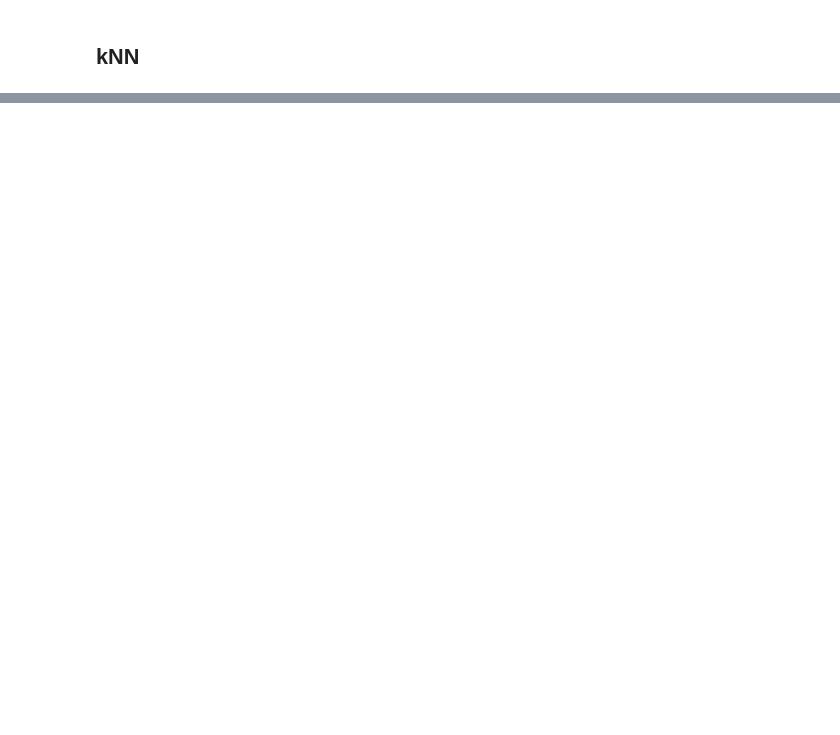
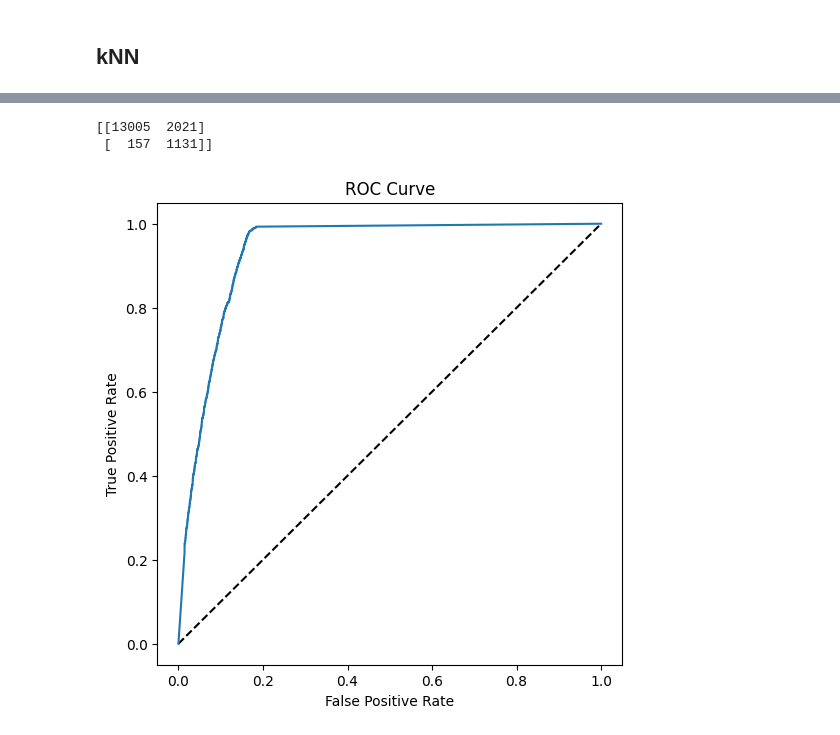
Before and after one commit to Chixablox/ML, a Jupyter notebook: notebooks/Lab4_Class.ipynb, the cells around one changed output, grey strips where cells are left out. Drawn from its saved outputs; the diff is of its cells as text; code cells hidden in the pictures; blank space fills up the shorter version.

```diff
--- a/notebooks/Lab4_Class.ipynb
+++ b/notebooks/Lab4_Class.ipynb
@@ -459,4 +471 @@ model_SVC_poly.fit(X_train, y_train)
-# %%
-model_SGD=SGDClassifier(loss='log_loss')
-model_SGD.fit(X_train, y_train)
 # %%
@@ -546,8 +517,8 @@ print(auc)
 # %%
 from sklearn.neighbors import KNeighborsClassifier
 # %%
-knn10 = KNeighborsClassifier(n_neighbors=10)
-knn100 = KNeighborsClassifier(n_neighbors=100)
-knn1000 = KNeighborsClassifier(n_neighbors=1000)
-knn10000 = KNeighborsClassifier(n_neighbors=10000)
+param_grid = {
+    "n_neighbors": [3, 5, 7, 11, 13, 15, 20, 25, 35, 47, 50, 55, 75, 83, 90, 95, 100, 110, 115, 120, 125],
+    "p": [1, 2],
+}
 # %%
@@ -558,5 +533,6 @@ knn10000.fit(X_train, y_train)
 # %%
-knn10_pred = knn10.predict(X_test)
-knn100_pred = knn100.predict(X_test)
-knn1000_pred = knn1000.predict(X_test)
-knn10000_pred = knn10000.predict(X_test)
+knn = KNeighborsClassifier(n_neighbors=best_neighbors, metric='minkowski', p=best_p, weights="distance")
+knn.fit(X_train, y_train)
+knn_pred = knn.predict(X_test)
+
+print(classification_report(y_test, knn_pred))
@@ -563,3 +548,6 @@ knn10000_pred = knn10000.predict(X_test)
 # %%
-cm = confusion_matrix(y_test, knn10_pred)
+cm = confusion_matrix(y_test, knn_pred)
 print(cm)
+# %% [output]
+[[13005  2021]
+ [  157  1131]]
@@ -568,20 +554,22 @@ print(classification_report(y_test, knn10_pred))
 # %%
 %matplotlib inline
 
-y_scores = knn10.predict_proba(X_test)
+y_scores = knn.predict_proba(X_test)
 # Вычислить ROC кривую
 fpr, tpr, thresholds = roc_curve(y_test, y_scores[:,1])
 
 # Построить ROC кривую
 fig = plt.figure(figsize=(6, 6))
 # Постройте диагональную линию 50%
 plt.plot([0, 1], [0, 1], 'k--')
 # Построить FPR and TPR, которые достигаются нашей моделью
 plt.plot(fpr, tpr)
 plt.xlabel('False Positive Rate')
 plt.ylabel('True Positive Rate')
 plt.title('ROC Curve')
 plt.show()
+# %% [output]
+[figure, added]
 # %%
 auc = roc_auc_score(y_test,y_scores[:,1])
 print(auc)
```
Also changed, not shown: parts of 71 cells of this notebook, 6 other files.
